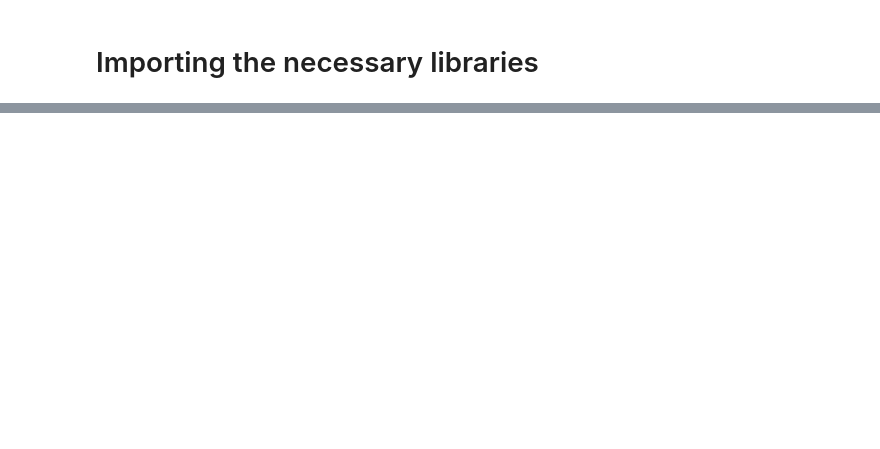
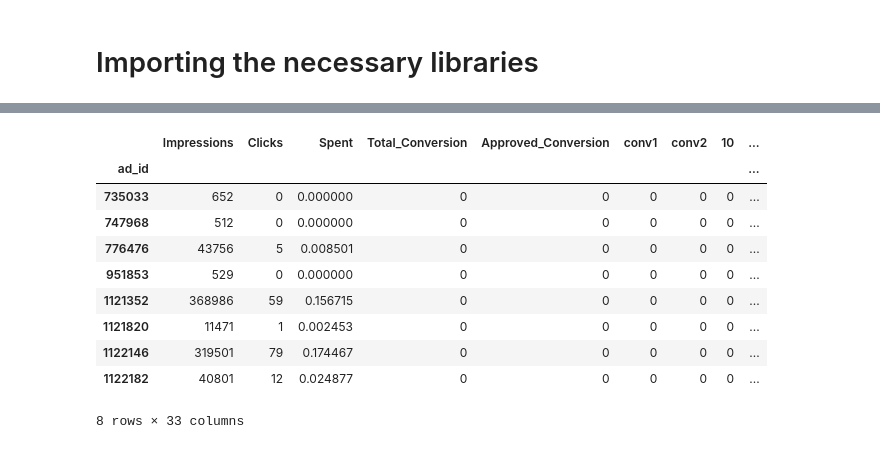
Before and after one commit to haitranduc4270/Sales-Conversion-Optimization-Project, a Jupyter notebook: notebooks/application.ipynb, the cells around one changed output, grey strips where cells are left out. Saved outputs shown, nothing was run; the diff lists cells and outputs as text; code cells hidden in the pictures; blank space fills up the shorter version.

```diff
--- a/notebooks/application.ipynb
+++ b/notebooks/application.ipynb
@@ -154,0 +201,14 @@ Giá trị ROI dự đoán tối đa: 31.3600
+# %%
+df2[df2['Total_Conversion'] == 0]
+# %% [output]
+|  | Impressions | Clicks | Spent | Total_Conversion | Approved_Conversion | conv1 | conv2 | 10 | ... |
+| ad_id |  |  |  |  |  |  |  |  | ... |
+| 735033 | 652 | 0 | 0.000000 | 0 | 0 | 0 | 0 | 0 | ... |
+| 747968 | 512 | 0 | 0.000000 | 0 | 0 | 0 | 0 | 0 | ... |
+| 776476 | 43756 | 5 | 0.008501 | 0 | 0 | 0 | 0 | 0 | ... |
+| 951853 | 529 | 0 | 0.000000 | 0 | 0 | 0 | 0 | 0 | ... |
+| 1121352 | 368986 | 59 | 0.156715 | 0 | 0 | 0 | 0 | 0 | ... |
+| 1121820 | 11471 | 1 | 0.002453 | 0 | 0 | 0 | 0 | 0 | ... |
+| 1122146 | 319501 | 79 | 0.174467 | 0 | 0 | 0 | 0 | 0 | ... |
+| 1122182 | 40801 | 12 | 0.024877 | 0 | 0 | 0 | 0 | 0 | ... |
+8 rows × 33 columns
```
Also changed, not shown: parts of 5 cells of this notebook, 20 other files.
